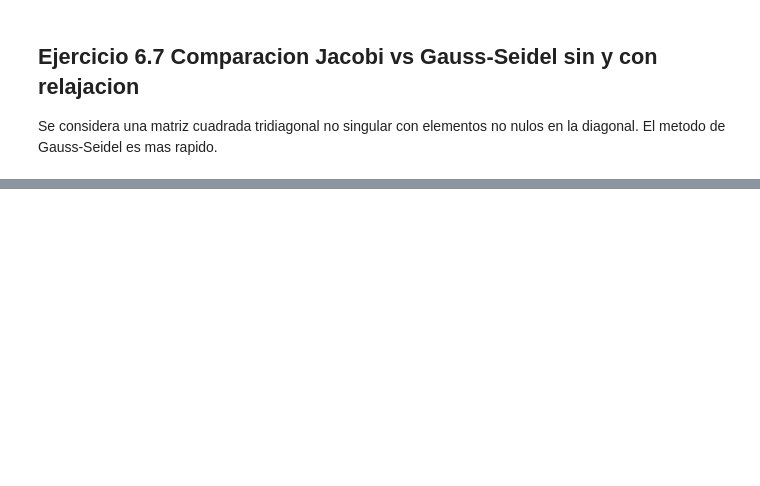
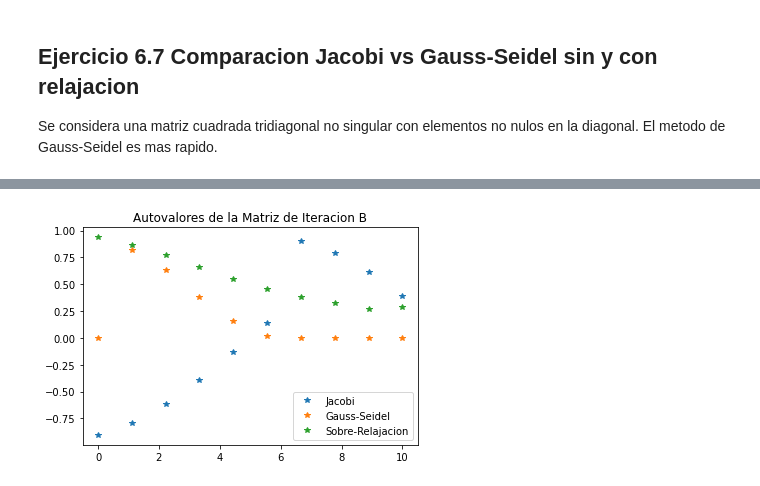
Before and after one commit to rollervan/FunMat, a Jupyter notebook: Codes/Clase VI.ipynb, the cells around one changed output, grey strips where cells are left out. Saved outputs shown, nothing was run; the diff lists cells and outputs as text; code cells hidden in the pictures; blank space fills up the shorter version.

```diff
--- a/Codes/Clase VI.ipynb
+++ b/Codes/Clase VI.ipynb
@@ -859,0 +861,28 @@ TypeError: itermeth() takes from 5 to 6 positional arguments but 7 were given
+# %%
+# Matriz de iteración Jacobi
+D = np.diag(np.diag(A))
+P = D #precondicionador
+B = np.linalg.inv(P)@(P - A) # matriz de iteracion
+espectro_J = np.linalg.eig(B)[0]
+radio = np.max(np.abs(espectro_J))
+print('radio jacobi')
+display(radio)
+
+# Matriz de iteracion Gauss-Seidel
+E = -np.tril(A,-1)
+P = D - E # precondicionador
+B = np.linalg.inv(P)@(P - A) # matriz de iteracion
+espectro_GS = np.linalg.eig(B)[0]
+radio = np.max(np.abs(espectro_GS))
+print('radio gauss-seidel')
+display(radio)
+
+# Matriz de iteracion de sub-ralajacion Gauss-Seidel
+w = 0.5 # 0<w<1  sobre-relajacion
+E = -np.tril(A,-1)
+P = (1/w)*D - E # precondicionador
+B = np.linalg.inv(P)@(P - A) # matriz de iteracion
+espectro_GS_w = np.linalg.eig(B)[0]
+radio = np.max(np.abs(espectro_GS_w))
+print('radio gauss-seidel relajado')
+display(radio)
@@ -933,0 +914,13 @@ legend('Sub-Relajacion', 'Gauss-Seidel', 'Sobre-Relajacion')
+# %%
+#Ejercicio: Representacion espectro Gauss-Seidel relajado
+# Respuesta:
+
+plt.plot(x,espectro_J,'*')
+plt.plot(x,espectro_GS,'*')
+plt.plot(x,espectro_GS_w,'*')
+
+plt.title('Autovalores de la Matriz de Iteracion B')
+plt.legend(['Jacobi', 'Gauss-Seidel', 'Sobre-Relajacion'])
+plt.show()
+# %% [output]
+[figure, added]
```
Also changed, not shown: parts of 19 cells of this notebook.
